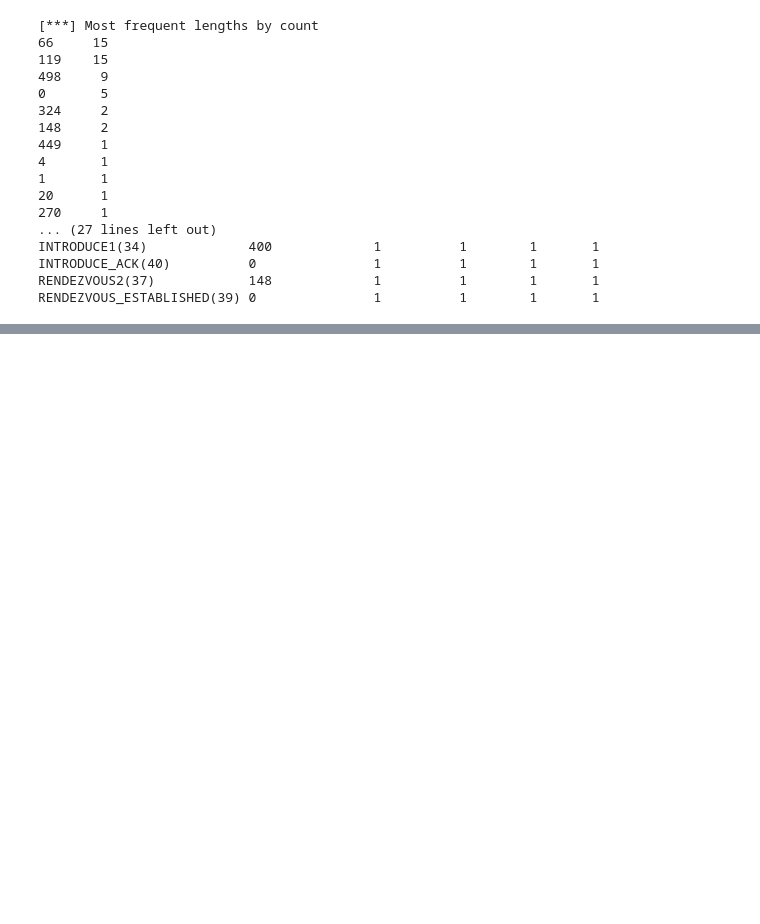
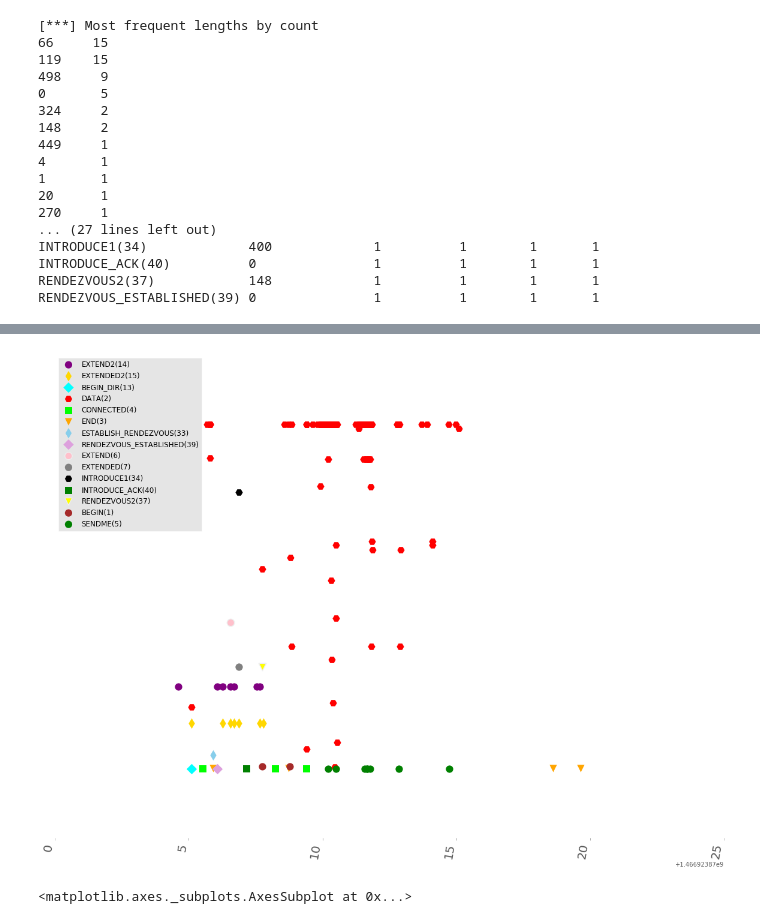
Before and after one commit to redshiftzero/fun-with-fingerprinting, a Jupyter notebook: exploration/single_trace_level_data_exploration.ipynb, the cells around one changed output, grey strips where cells are left out. Saved outputs shown, nothing was run; the diff lists cells and outputs as text; code cells hidden in the pictures; blank space fills up the shorter version.

```diff
--- a/exploration/single_trace_level_data_exploration.ipynb
+++ b/exploration/single_trace_level_data_exploration.ipynb
@@ -157,0 +279,5 @@ RENDEZVOUS_ESTABLISHED(39) 0               1          1        1       1
+# %%
+create_timeline_plot(df_00raw, color_dict, shape_dict)
+# %% [output]
+[figure, added]
+<matplotlib.axes._subplots.AxesSubplot at 0x...>
```
Also changed, not shown: parts of 7 cells of this notebook.
